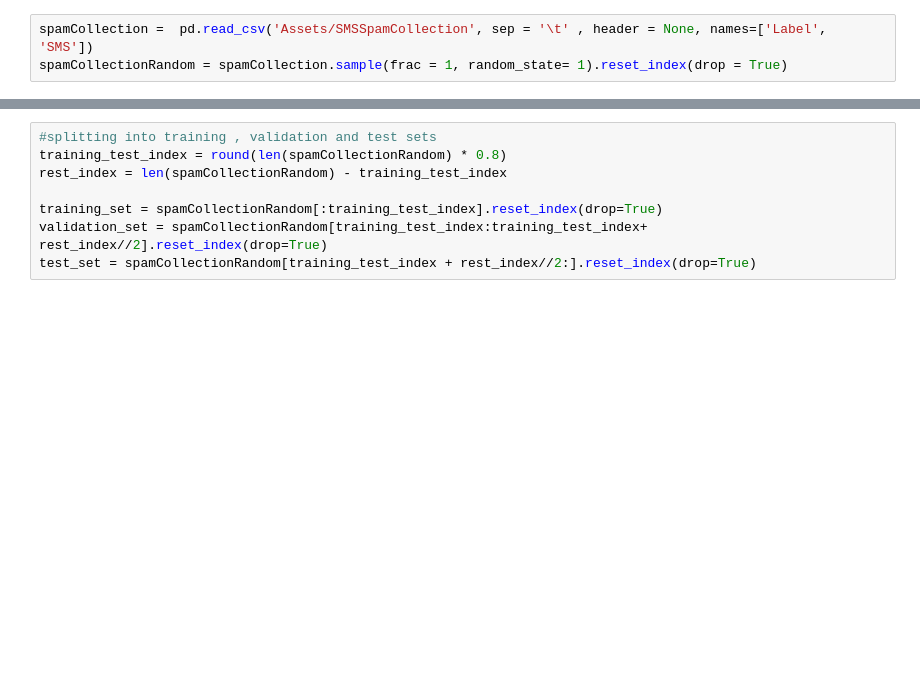
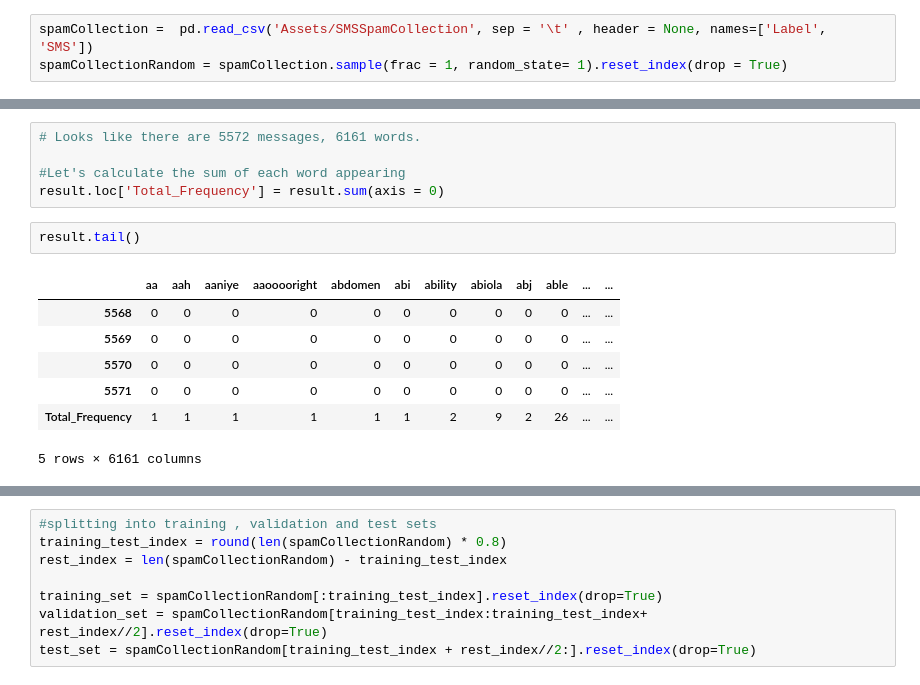
Before and after one commit to KaiKaizxc/Spam_detection_bernoulli_model, a Jupyter notebook: 3.Naive_Bayes.ipynb, the cells around one changed output, grey strips where cells are left out. Saved outputs shown, nothing was run; the diff lists cells and outputs as text; blank space fills up the shorter version.

```diff
--- a/3.Naive_Bayes.ipynb
+++ b/3.Naive_Bayes.ipynb
@@ -11,0 +92,15 @@ spamCollectionRandom = spamCollection.sample(frac = 1, random_state= 1).reset_in
+# %%
+# Looks like there are 5572 messages, 6161 words.
+
+#Let's calculate the sum of each word appearing
+result.loc['Total_Frequency'] = result.sum(axis = 0)
+# %%
+result.tail()
+# %% [output]
+|  | aa | aah | aaniye | aaooooright | abdomen | abi | ability | abiola | abj | able | ... | ... |
+| 5568 | 0 | 0 | 0 | 0 | 0 | 0 | 0 | 0 | 0 | 0 | ... | ... |
+| 5569 | 0 | 0 | 0 | 0 | 0 | 0 | 0 | 0 | 0 | 0 | ... | ... |
+| 5570 | 0 | 0 | 0 | 0 | 0 | 0 | 0 | 0 | 0 | 0 | ... | ... |
+| 5571 | 0 | 0 | 0 | 0 | 0 | 0 | 0 | 0 | 0 | 0 | ... | ... |
+| Total_Frequency | 1 | 1 | 1 | 1 | 1 | 1 | 2 | 9 | 2 | 26 | ... | ... |
+5 rows × 6161 columns
```
Also changed, not shown: parts of 19 cells of this notebook.
